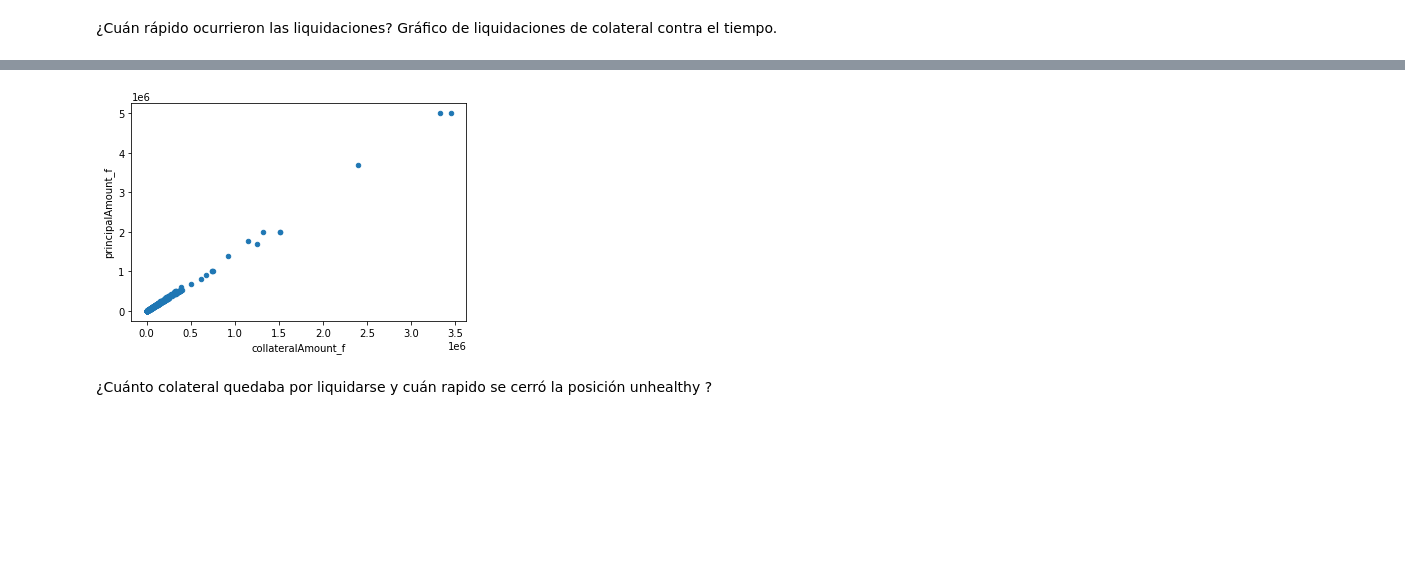
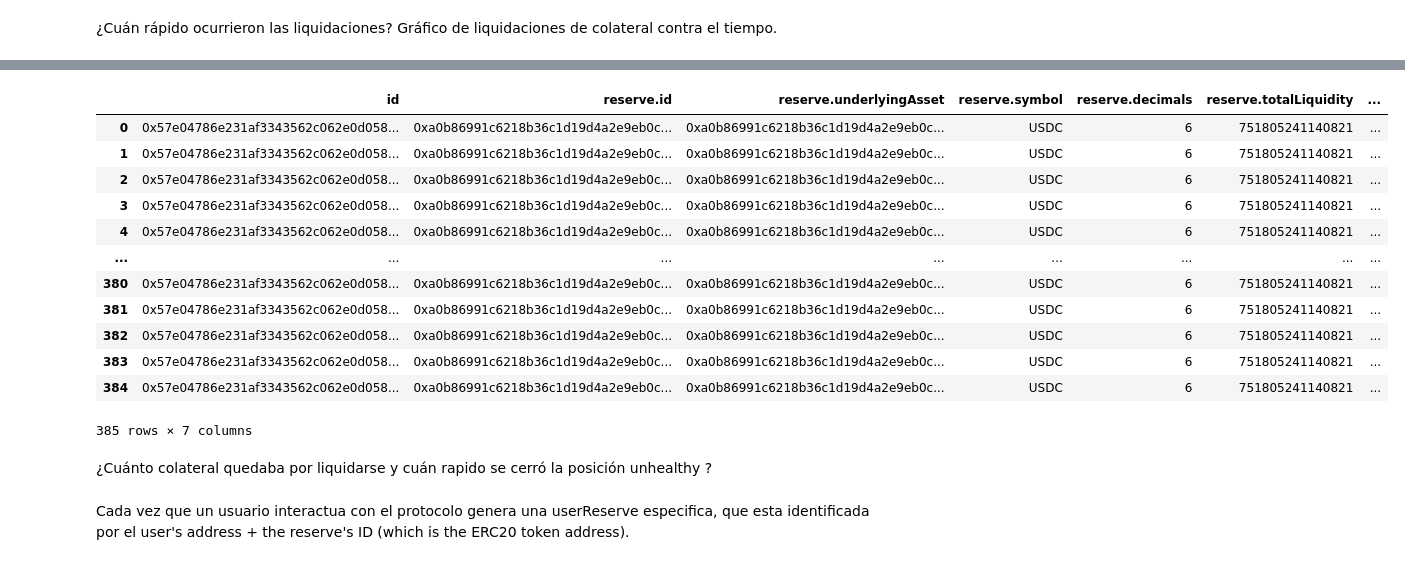
Before and after one commit to rpasquini/defidata, a Jupyter notebook: AAVE_graph_request_examples.ipynb, the cells around one changed output, grey strips where cells are left out. Saved outputs shown, nothing was run; the diff lists cells and outputs as text; code cells hidden in the pictures; blank space fills up the shorter version.

```diff
--- a/AAVE_graph_request_examples.ipynb
+++ b/AAVE_graph_request_examples.ipynb
@@ -483,10 +473,20 @@ Name: collateralAmount, Length: 216, dtype: float64
-# %%
-def graph3():
-  df['collateralAmount_f']=df['collateralAmount'].astype('float')*(10**-6)
-  df['principalAmount_f']=df['principalAmount'].astype('float')*(10**-18)
-  df.plot.scatter('collateralAmount_f','principalAmount_f')
-graph3()
-# %% [output]
-[figure, removed]
+# %%
+pd.json_normalize(df['collateralUserReserve'])
+# %% [output]
+|  | id | reserve.id | reserve.underlyingAsset | reserve.symbol | reserve.decimals | reserve.totalLiquidity | ... |
+| 0 | 0x57e04786e231af3343562c062e0d058... | 0xa0b86991c6218b36c1d19d4a2e9eb0c... | 0xa0b86991c6218b36c1d19d4a2e9eb0c... | USDC | 6 | 751805241140821 | ... |
+| 1 | 0x57e04786e231af3343562c062e0d058... | 0xa0b86991c6218b36c1d19d4a2e9eb0c... | 0xa0b86991c6218b36c1d19d4a2e9eb0c... | USDC | 6 | 751805241140821 | ... |
+| 2 | 0x57e04786e231af3343562c062e0d058... | 0xa0b86991c6218b36c1d19d4a2e9eb0c... | 0xa0b86991c6218b36c1d19d4a2e9eb0c... | USDC | 6 | 751805241140821 | ... |
+| 3 | 0x57e04786e231af3343562c062e0d058... | 0xa0b86991c6218b36c1d19d4a2e9eb0c... | 0xa0b86991c6218b36c1d19d4a2e9eb0c... | USDC | 6 | 751805241140821 | ... |
+| 4 | 0x57e04786e231af3343562c062e0d058... | 0xa0b86991c6218b36c1d19d4a2e9eb0c... | 0xa0b86991c6218b36c1d19d4a2e9eb0c... | USDC | 6 | 751805241140821 | ... |
+| ... | ... | ... | ... | ... | ... | ... | ... |
+| 380 | 0x57e04786e231af3343562c062e0d058... | 0xa0b86991c6218b36c1d19d4a2e9eb0c... | 0xa0b86991c6218b36c1d19d4a2e9eb0c... | USDC | 6 | 751805241140821 | ... |
+| 381 | 0x57e04786e231af3343562c062e0d058... | 0xa0b86991c6218b36c1d19d4a2e9eb0c... | 0xa0b86991c6218b36c1d19d4a2e9eb0c... | USDC | 6 | 751805241140821 | ... |
+| 382 | 0x57e04786e231af3343562c062e0d058... | 0xa0b86991c6218b36c1d19d4a2e9eb0c... | 0xa0b86991c6218b36c1d19d4a2e9eb0c... | USDC | 6 | 751805241140821 | ... |
+| 383 | 0x57e04786e231af3343562c062e0d058... | 0xa0b86991c6218b36c1d19d4a2e9eb0c... | 0xa0b86991c6218b36c1d19d4a2e9eb0c... | USDC | 6 | 751805241140821 | ... |
+| 384 | 0x57e04786e231af3343562c062e0d058... | 0xa0b86991c6218b36c1d19d4a2e9eb0c... | 0xa0b86991c6218b36c1d19d4a2e9eb0c... | USDC | 6 | 751805241140821 | ... |
+385 rows × 7 columns
 # %% [markdown]
 ¿Cuánto colateral quedaba por liquidarse y cuán rapido se cerró la posición unhealthy ?
+# %% [markdown]
+Cada vez que un usuario interactua con el protocolo genera una userReserve especifica, que esta identificada por el user's address + the reserve's ID (which is the ERC20 token address).
```
Also changed, not shown: parts of 6 cells of this notebook.
